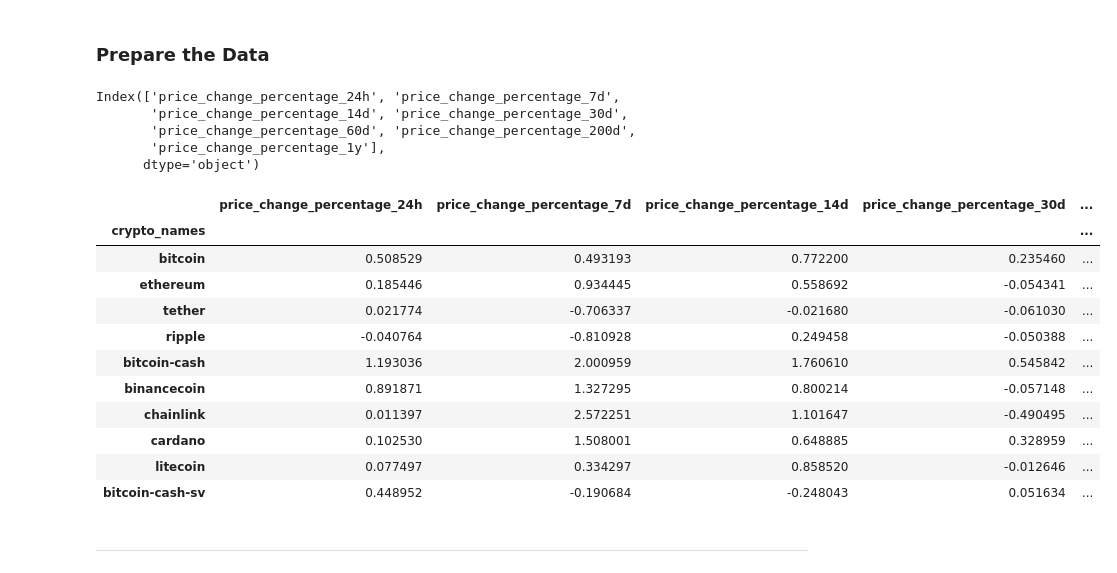
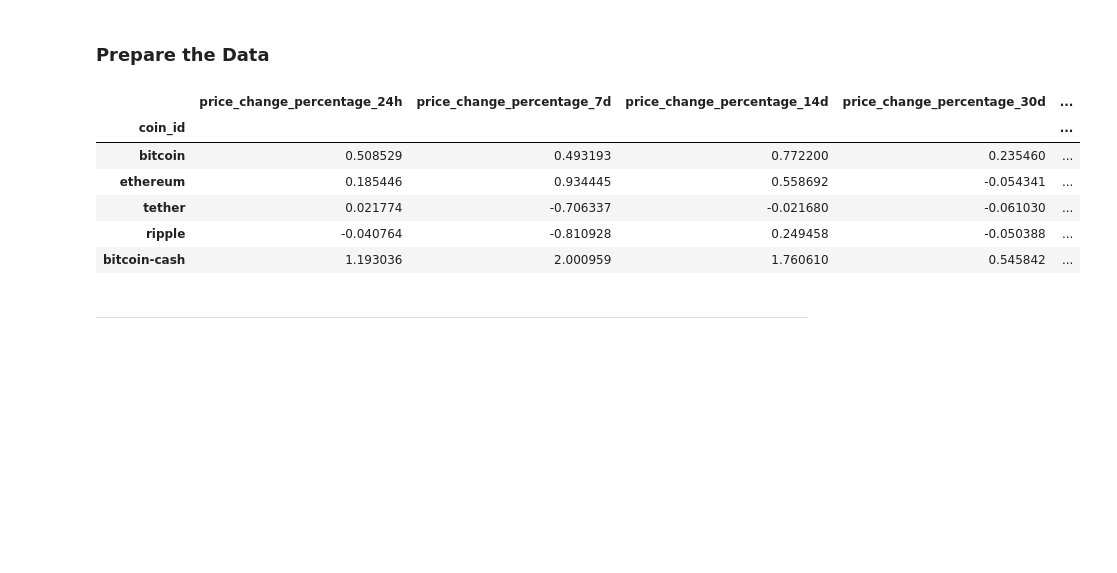
Before and after one commit to keenet1/CryptoClustering, a Jupyter notebook: Crypto_Clustering.ipynb, the cells around one changed output. Saved outputs shown, nothing was run; the diff lists cells and outputs as text; code cells hidden in the pictures; blank space fills up the shorter version.

```diff
--- a/Crypto_Clustering.ipynb
+++ b/Crypto_Clustering.ipynb
@@ -52,52 +60,32 @@ df_market_data.hvplot.line(
 ---
 # %% [markdown]
 ### Prepare the Data
-# %%
-# Get the column names
-df_market_data.columns
-# %% [output]
-Index(['price_change_percentage_24h', 'price_change_percentage_7d',
-       'price_change_percentage_14d', 'price_change_percentage_30d',
-       'price_change_percentage_60d', 'price_change_percentage_200d',
-       'price_change_percentage_1y'],
-      dtype='object')
 # %%
 # Use the `StandardScaler()` module from scikit-learn to normalize the data from the CSV file
-df_market_data_scaled = StandardScaler().fit_transform(df_market_data[
-    ['price_change_percentage_24h', 'price_change_percentage_7d',
-       'price_change_percentage_14d', 'price_change_percentage_30d',
-       'price_change_percentage_60d', 'price_change_percentage_200d',
-       'price_change_percentage_1y']])
+data_scaled = StandardScaler().fit_transform(df_market_data)
 # %%
 # Create a DataFrame with the scaled data
-df_market_scaled = pd.DataFrame(
-    df_market_data_scaled,
-    columns = ['price_change_percentage_24h', 'price_change_percentage_7d',
-       'price_change_percentage_14d', 'price_change_percentage_30d',
-       'price_change_percentage_60d', 'price_change_percentage_200d',
-       'price_change_percentage_1y'])
+df_market_data_scaled = pd.DataFrame(
+    data_scaled,
+    columns = df_market_data.columns
+)
 
 # Copy the crypto names from the original data
-df_market_scaled["crypto_names"] = df_market_data.index
+df_market_data_scaled["coin_id"] = df_market_data.index
 
 # Set the coinid column as index
-df_market_scaled = df_market_scaled.set_index("crypto_names")
+df_market_data_scaled = df_market_data_scaled.set_index("coin_id")
 
 # Display sample data
-df_market_scaled.head(10)
+df_market_data_scaled.head()
 # %% [output]
 |  | price_change_percentage_24h | price_change_percentage_7d | price_change_percentage_14d | price_change_percentage_30d | ... |
-| crypto_names |  |  |  |  | ... |
+| coin_id |  |  |  |  | ... |
 | bitcoin | 0.508529 | 0.493193 | 0.772200 | 0.235460 | ... |
 | ethereum | 0.185446 | 0.934445 | 0.558692 | -0.054341 | ... |
 | tether | 0.021774 | -0.706337 | -0.021680 | -0.061030 | ... |
 | ripple | -0.040764 | -0.810928 | 0.249458 | -0.050388 | ... |
 | bitcoin-cash | 1.193036 | 2.000959 | 1.760610 | 0.545842 | ... |
-| binancecoin | 0.891871 | 1.327295 | 0.800214 | -0.057148 | ... |
-| chainlink | 0.011397 | 2.572251 | 1.101647 | -0.490495 | ... |
-| cardano | 0.102530 | 1.508001 | 0.648885 | 0.328959 | ... |
-| litecoin | 0.077497 | 0.334297 | 0.858520 | -0.012646 | ... |
-| bitcoin-cash-sv | 0.448952 | -0.190684 | -0.248043 | 0.051634 | ... |
 # %% [markdown]
 ---
 # %% [markdown]
```
Also changed, not shown: parts of 27 cells of this notebook.
